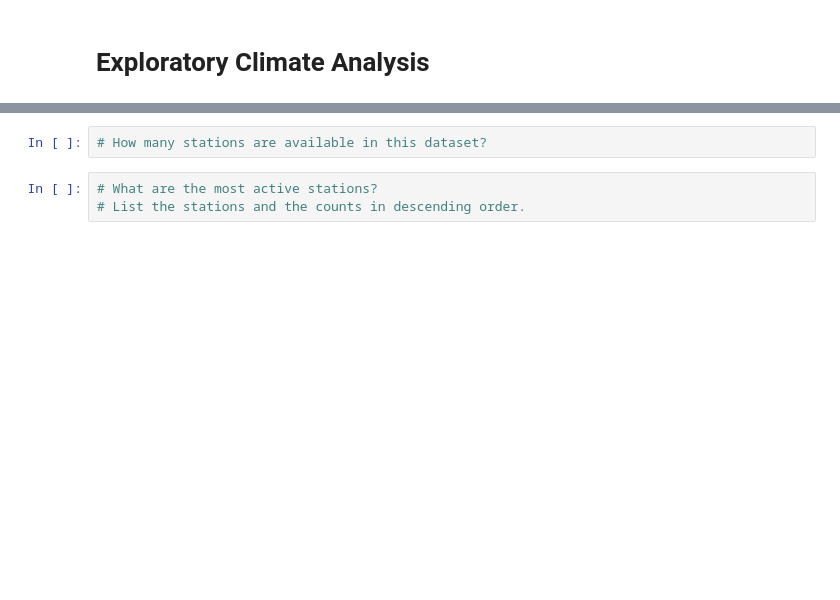
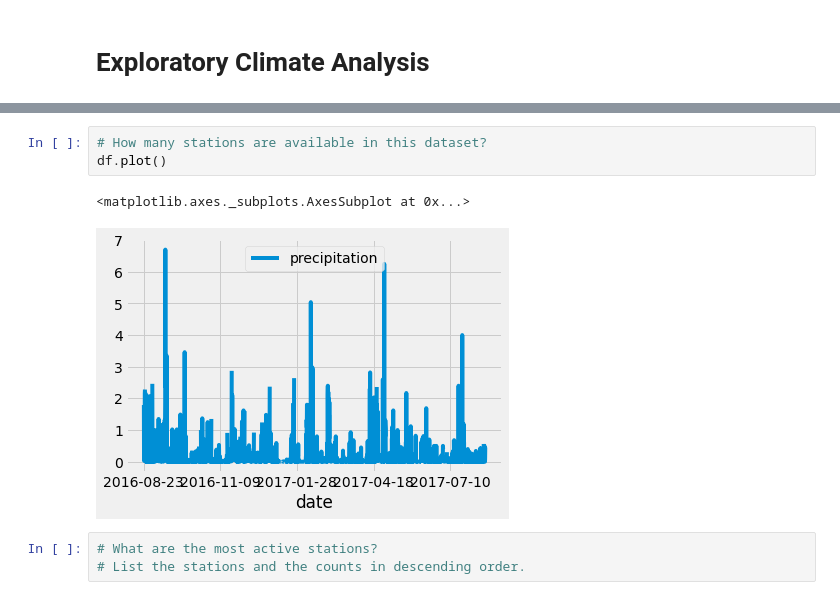
Before and after one commit to guilcapi/surfs_up, a Jupyter notebook: climate_analysis.ipynb, the cells around one changed output, grey strips where cells are left out. Cells and saved outputs as stored; diff of their text form; blank space fills up the shorter version.

```diff
--- a/climate_analysis.ipynb
+++ b/climate_analysis.ipynb
@@ -55,5 +83,9 @@ session = Session(engine)
 # %%
 # How many stations are available in this dataset?
+df.plot()
+# %% [output]
+<matplotlib.axes._subplots.AxesSubplot at 0x...>
+[figure, added]
 # %%
 # What are the most active stations?
 # List the stations and the counts in descending order.
```
Also changed, not shown: parts of 2 cells of this notebook.
